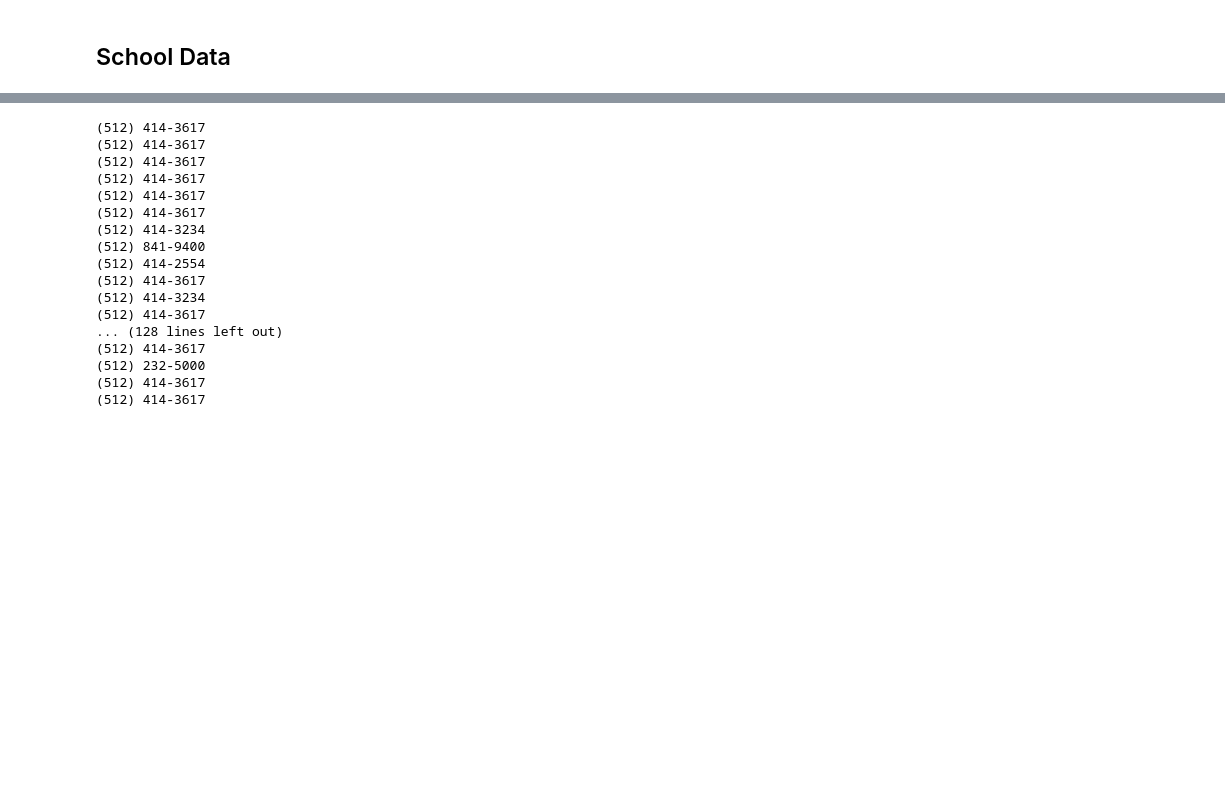
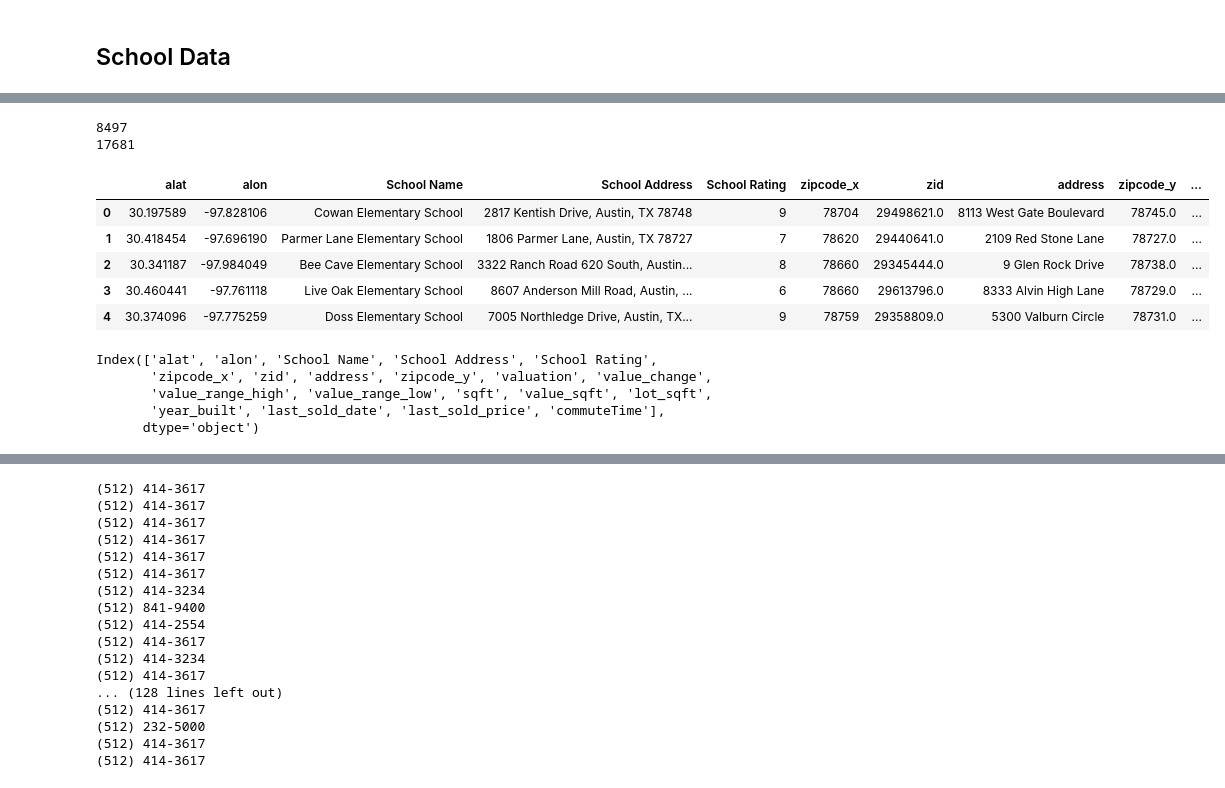
Before and after one commit to vlarie/EPIC_team5_Project2, a Jupyter notebook: jupyter notebooks/EPICdata.ipynb, the cells around one changed output, grey strips where cells are left out. Saved outputs shown, nothing was run; the diff lists cells and outputs as text; code cells hidden in the pictures; blank space fills up the shorter version.

```diff
--- a/jupyter notebooks/EPICdata.ipynb
+++ b/jupyter notebooks/EPICdata.ipynb
@@ -801,7 +801,8 @@ crimeDFzip.to_csv("../data/crimeData.csv", index=False, header=True)
 # %% [markdown]
 ## School Data
 # %%
-schoolAPIdf = csvDF("../data/final_school_data.csv")
+schoolAPIdf = csvDF("../data/Archived/final_school_data.csv")
+zillowDF = csvDF("../data/zillowCommuteData.csv")
 # %%
-# schoolAPIdf = schoolAPIdf.drop(columns=['Unnamed: 0'])
-schoolAPIdf["School Address"]
+schoolAPIdf = schoolAPIdf.drop(columns=['Unnamed: 0'])
+# schoolAPIdf["School Address"]
@@ -825,0 +818,2 @@ Name: School Address, Length: 17681, dtype: object
+# %%
+schoolAPIdf = schoolAPIdf.rename(columns = {'Latitude': "alat", 'Longitude': "alon"})
@@ -825,0 +829,24 @@ Name: School Address, Length: 17681, dtype: object
+# %%
+print(len(zillowDF))
+print(len(schoolAPIdf))
+# %% [output]
+8497
+17681
+# %%
+newSchoolDF = pd.merge(schoolAPIdf, zillowDF, how="left", on=["alat", "alon"])
+newSchoolDF.head()
+# %% [output]
+|  | alat | alon | School Name | School Address | School Rating | zipcode_x | zid | address | zipcode_y | ... |
+| 0 | 30.197589 | -97.828106 | Cowan Elementary School | 2817 Kentish Drive, Austin, TX 78748 | 9 | 78704 | 29498621.0 | 8113 West Gate Boulevard | 78745.0 | ... |
+| 1 | 30.418454 | -97.696190 | Parmer Lane Elementary School | 1806 Parmer Lane, Austin, TX 78727 | 7 | 78620 | 29440641.0 | 2109 Red Stone Lane | 78727.0 | ... |
+| 2 | 30.341187 | -97.984049 | Bee Cave Elementary School | 3322 Ranch Road 620 South, Austin... | 8 | 78660 | 29345444.0 | 9 Glen Rock Drive | 78738.0 | ... |
+| 3 | 30.460441 | -97.761118 | Live Oak Elementary School | 8607 Anderson Mill Road, Austin, ... | 6 | 78660 | 29613796.0 | 8333 Alvin High Lane | 78729.0 | ... |
+| 4 | 30.374096 | -97.775259 | Doss Elementary School | 7005 Northledge Drive, Austin, TX... | 9 | 78759 | 29358809.0 | 5300 Valburn Circle | 78731.0 | ... |
+# %%
+newSchoolDF.columns
+# %% [output]
+Index(['alat', 'alon', 'School Name', 'School Address', 'School Rating',
+       'zipcode_x', 'zid', 'address', 'zipcode_y', 'valuation', 'value_change',
+       'value_range_high', 'value_range_low', 'sqft', 'value_sqft', 'lot_sqft',
+       'year_built', 'last_sold_date', 'last_sold_price', 'commuteTime'],
+      dtype='object')
```
Also changed, not shown: parts of 17 cells of this notebook, 2 other files.
